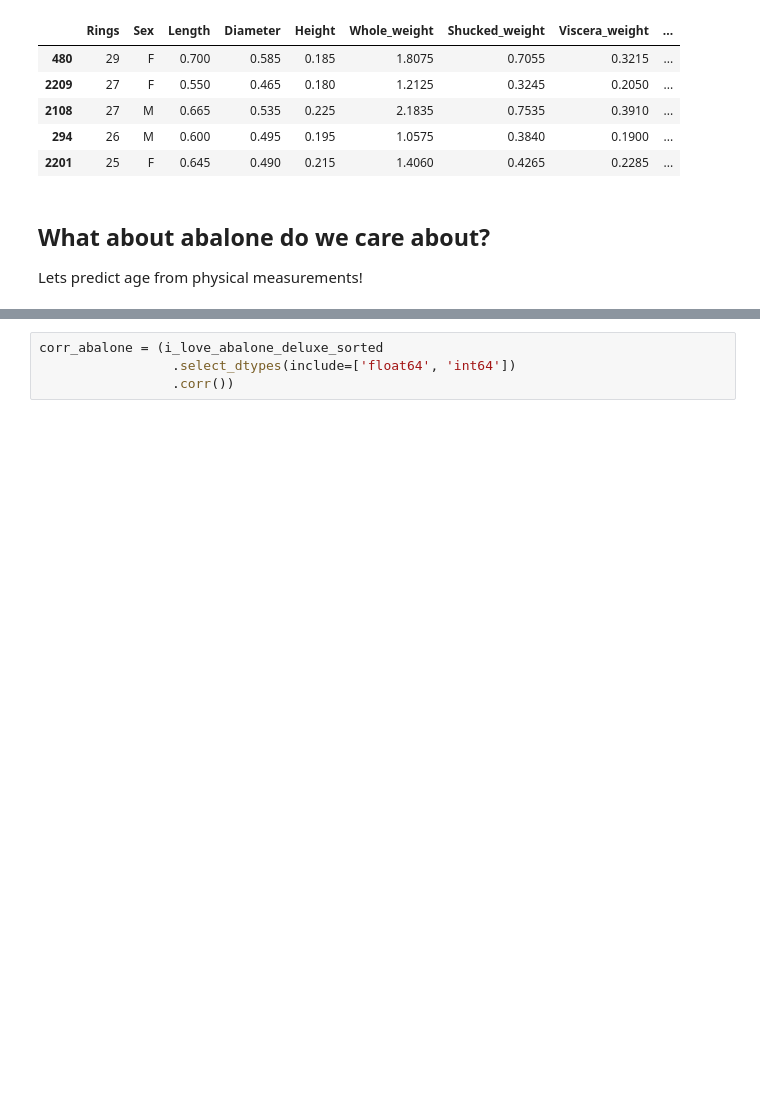
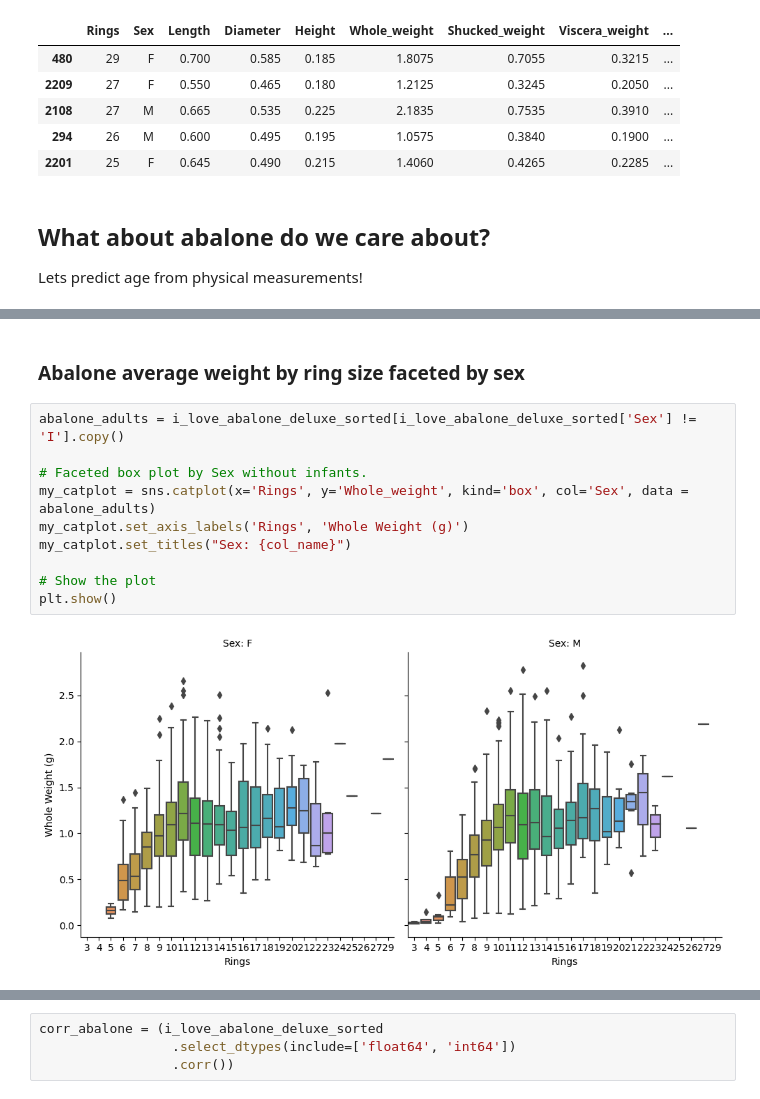
Before and after one commit to takeenshamloo/eds217-data-exploration-project, a Jupyter notebook: AbaloneProject.ipynb, the cells around one changed output, grey strips where cells are left out. Cells and saved outputs as stored; diff of their text form; blank space fills up the shorter version.

```diff
--- a/AbaloneProject.ipynb
+++ b/AbaloneProject.ipynb
@@ -127 +132,15 @@ Lets predict age from physical measurements!
+# %% [markdown]
+### Abalone average weight by ring size faceted by sex
+# %%
+abalone_adults = i_love_abalone_deluxe_sorted[i_love_abalone_deluxe_sorted['Sex'] != 'I'].copy()
+
+# Faceted box plot by Sex without infants.
+my_catplot = sns.catplot(x='Rings', y='Whole_weight', kind='box', col='Sex', data = abalone_adults)
+my_catplot.set_axis_labels('Rings', 'Whole Weight (g)')
+my_catplot.set_titles("Sex: {col_name}")
+
+# Show the plot
+plt.show()
+# %% [output]
+[figure, added]
 # %% [markdown]
```
Also changed, not shown: parts of 14 cells of this notebook.
